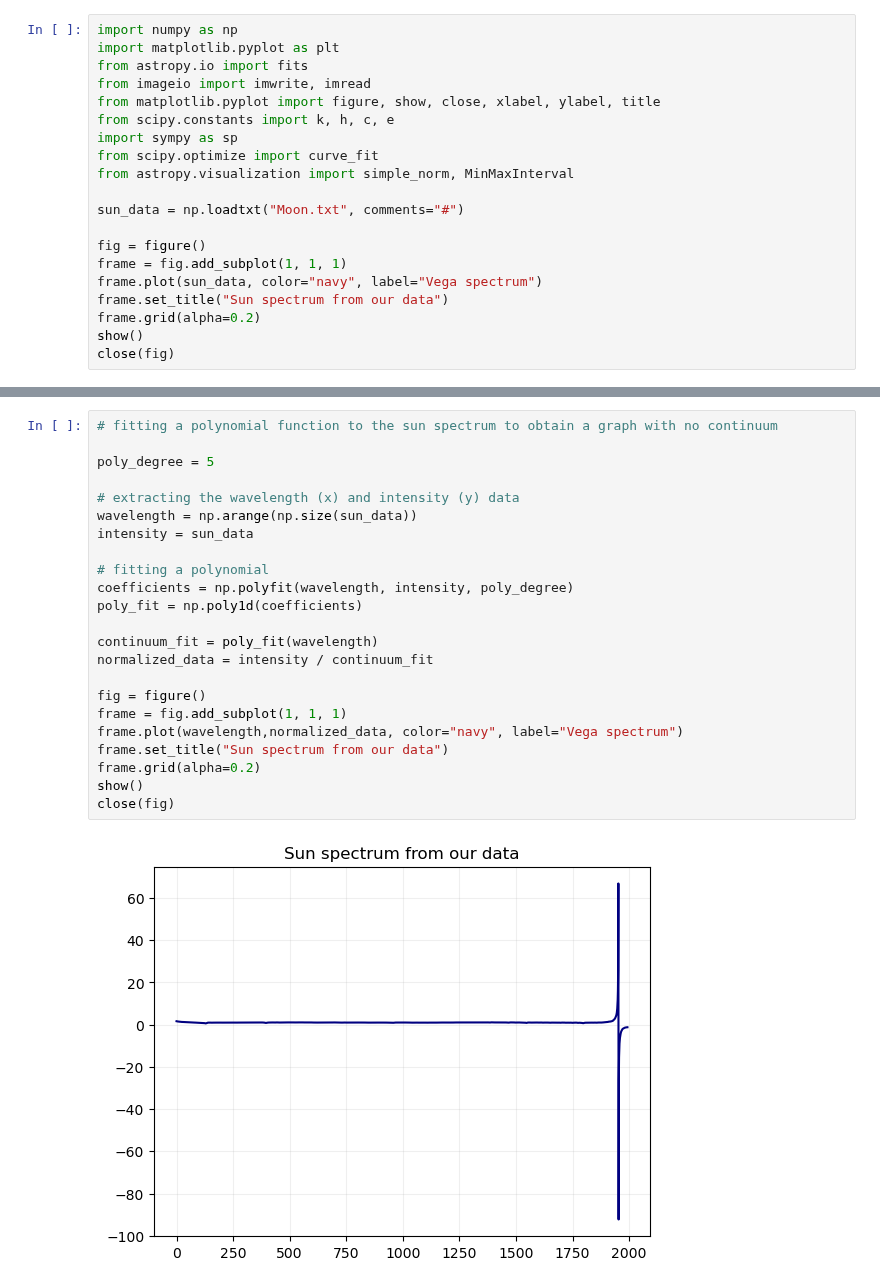
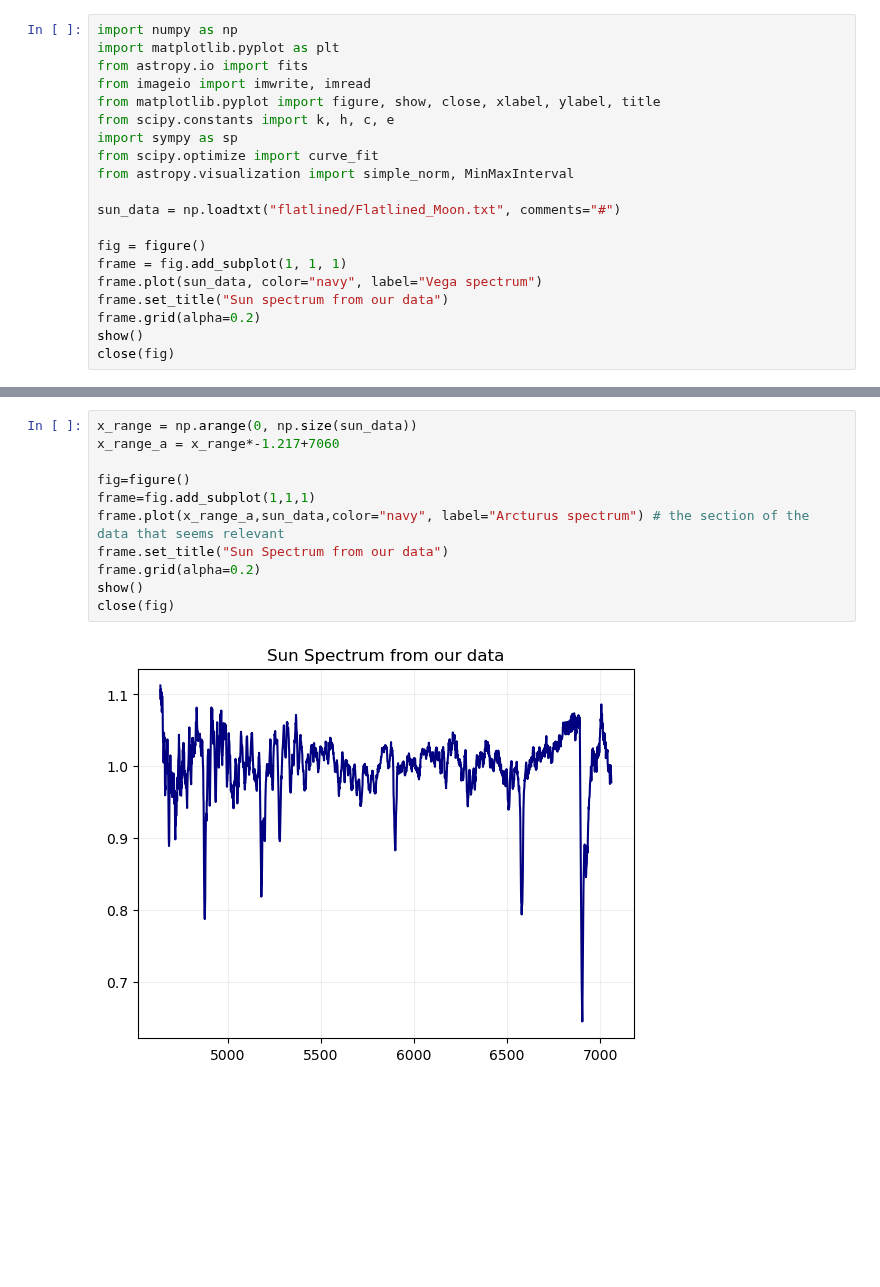
Before and after one commit to Timobrenn/G99-Spectroscopy, a Jupyter notebook: FWHM-sun.ipynb, the cells around one changed output, grey strips where cells are left out. Drawn from its saved outputs; the diff is of its cells as text; blank space fills up the shorter version.

```diff
--- a/FWHM-sun.ipynb
+++ b/FWHM-sun.ipynb
@@ -9,7 +9,7 @@ import sympy as sp
 from scipy.optimize import curve_fit
 from astropy.visualization import simple_norm, MinMaxInterval
 
-sun_data = np.loadtxt("Moon.txt", comments="#")
+sun_data = np.loadtxt("flatlined/Flatlined_Moon.txt", comments="#")
 
 fig = figure()
 frame = fig.add_subplot(1, 1, 1)
@@ -23,25 +23,13 @@ close(fig)
 # %%
-# fitting a polynomial function to the sun spectrum to obtain a graph with no continuum
+x_range = np.arange(0, np.size(sun_data))
+x_range_a = x_range*-1.217+7060
 
-poly_degree = 5
-
-# extracting the wavelength (x) and intensity (y) data
-wavelength = np.arange(np.size(sun_data))
-intensity = sun_data
-
-# fitting a polynomial
-coefficients = np.polyfit(wavelength, intensity, poly_degree)
-poly_fit = np.poly1d(coefficients)
-
-continuum_fit = poly_fit(wavelength)
-normalized_data = intensity / continuum_fit
-
-fig = figure()
-frame = fig.add_subplot(1, 1, 1)
-frame.plot(wavelength,normalized_data, color="navy", label="Vega spectrum")
-frame.set_title("Sun spectrum from our data")
+fig=figure()
+frame=fig.add_subplot(1,1,1)
+frame.plot(x_range_a,sun_data,color="navy", label="Arcturus spectrum") # the section of the data that seems relevant
+frame.set_title("Sun Spectrum from our data")
 frame.grid(alpha=0.2)
 show()
 close(fig)
 # %% [output]
-[figure, old version]
+[figure, new version]
```
Also changed, not shown: parts of 2 cells of this notebook, 6 other files.
